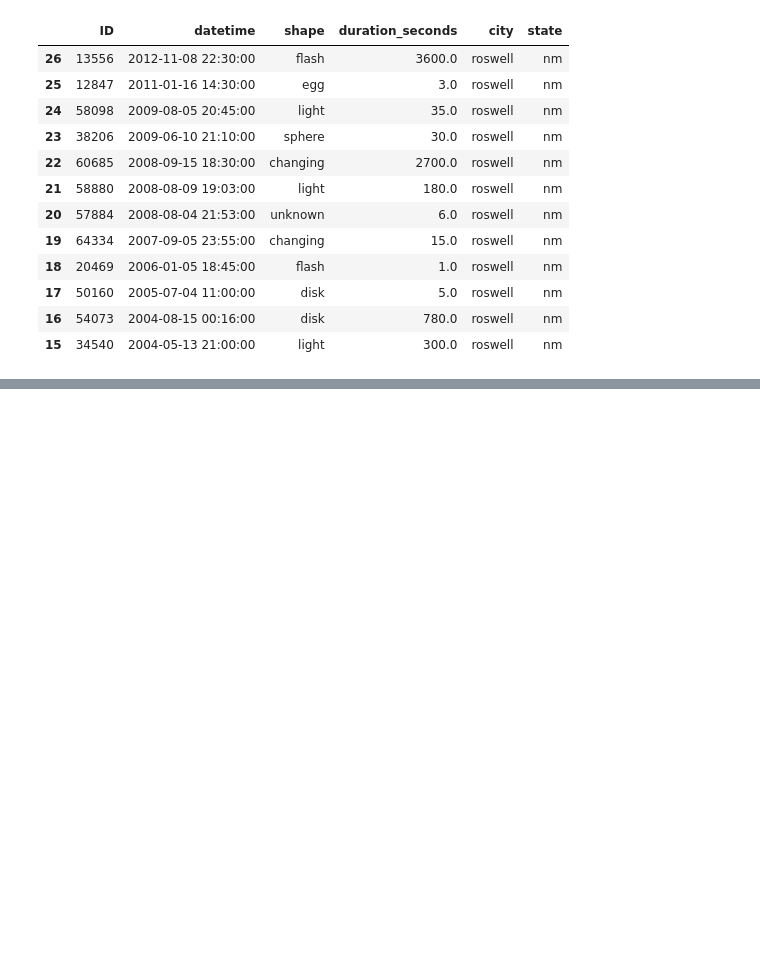
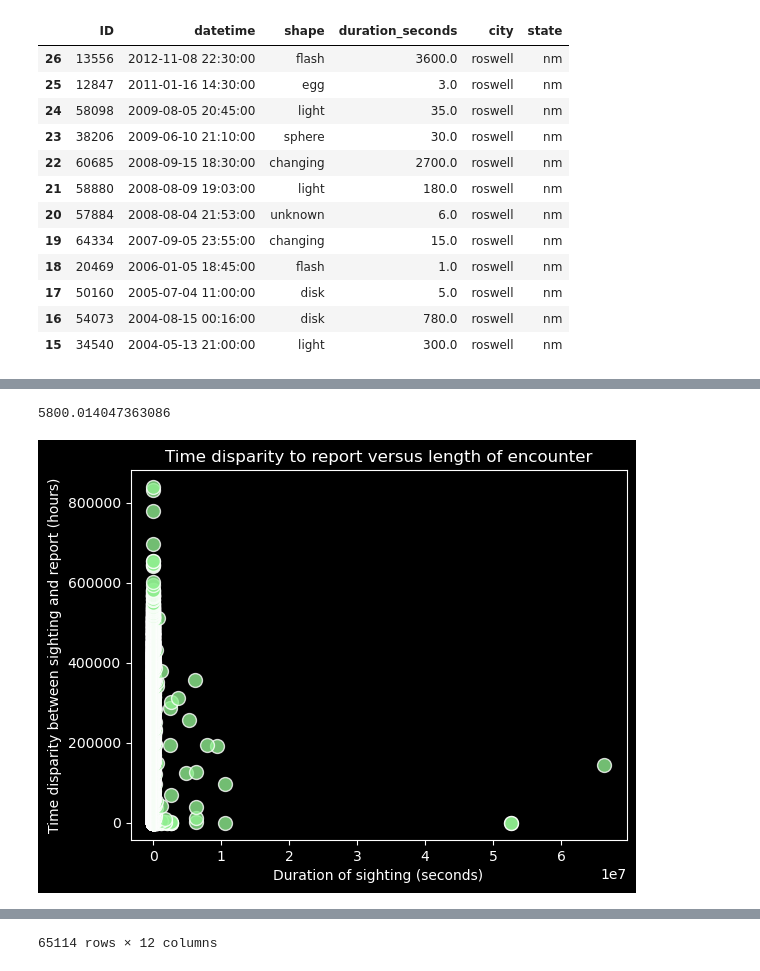
Before and after one commit to KushAGarg/project-3, a Jupyter notebook: data/andrew.ipynb, the cells around one changed output, grey strips where cells are left out. Cells and saved outputs as stored; diff of their text form; code cells hidden in the pictures; blank space fills up the shorter version.

Commit message:
found duration outliers (3)

```diff
--- a/data/andrew.ipynb
+++ b/data/andrew.ipynb
@@ -289,3 +289,9 @@ roswell_sightings.head(12)
 | 17 | 50160 | 2005-07-04 11:00:00 | disk | 5.0 | roswell | nm |
 | 16 | 54073 | 2004-08-15 00:16:00 | disk | 780.0 | roswell | nm |
 | 15 | 34540 | 2004-05-13 21:00:00 | light | 300.0 | roswell | nm |
+# %%
+# Create a column to represent the time disparity between datetime and date_posted
+disparity_df = df_ufo
+disparity_df["time_disparity"] = disparity_df["date_posted"] - disparity_df["datetime"]
+disparity_df = disparity_df.sort_values(by=["time_disparity"], ascending=True)
+disparity_df
@@ -291,0 +312,19 @@ roswell_sightings.head(12)
+# %%
+# Graph duration against the disparity, just to see if anything interesting comes up.
+duration_mean = disparity_df["duration_seconds"].mean()
+print(duration_mean)
+
+disparity_graph = plt.scatter(disparity_df["duration_seconds"], (disparity_df["time_disparity"].dt.total_seconds() / 3600), marker='o', edgecolor="white", color='lightgreen', s=100, alpha=0.8)
+plt.title("Time disparity to report versus length of encounter")
+plt.ylabel("Time disparity between sighting and report (hours)")
+plt.xlabel("Duration of sighting (seconds)")
+plt.show()
+
+# Note that there are two outstanding anomalies throwing the data on duration. Consider trying to remove those from the data.
+# According to longest_obs, the outliers are IDs 60481, 52326, 56118
+
+disparity_df = disparity_df.sort_values(by=["duration_seconds"], ascending=False)
+disparity_df
+# %% [output]
+5800.014047363086
+[figure, added]
@@ -291,0 +343 @@ roswell_sightings.head(12)
+65114 rows × 12 columns
```
Also changed, not shown: parts of 3 cells of this notebook.
